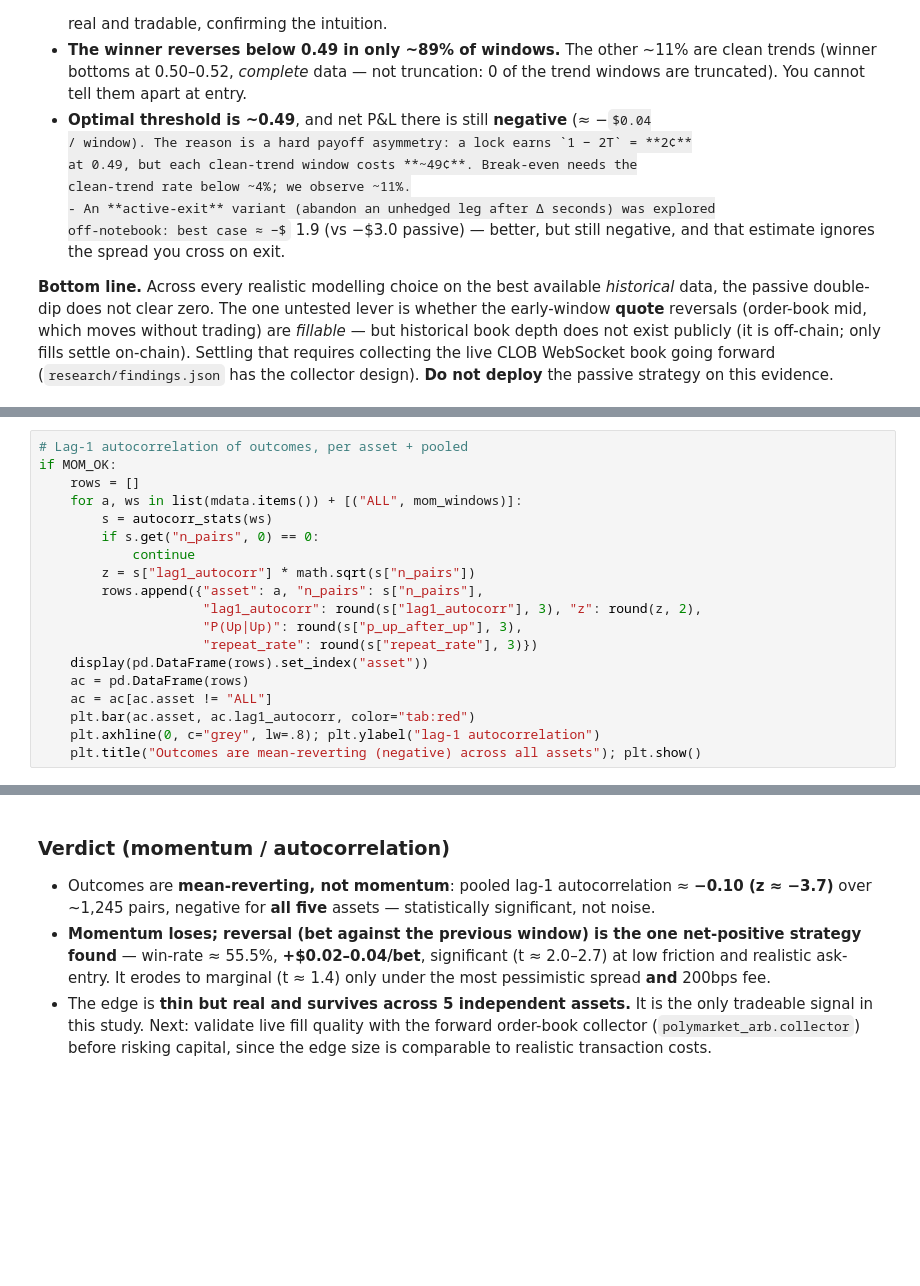
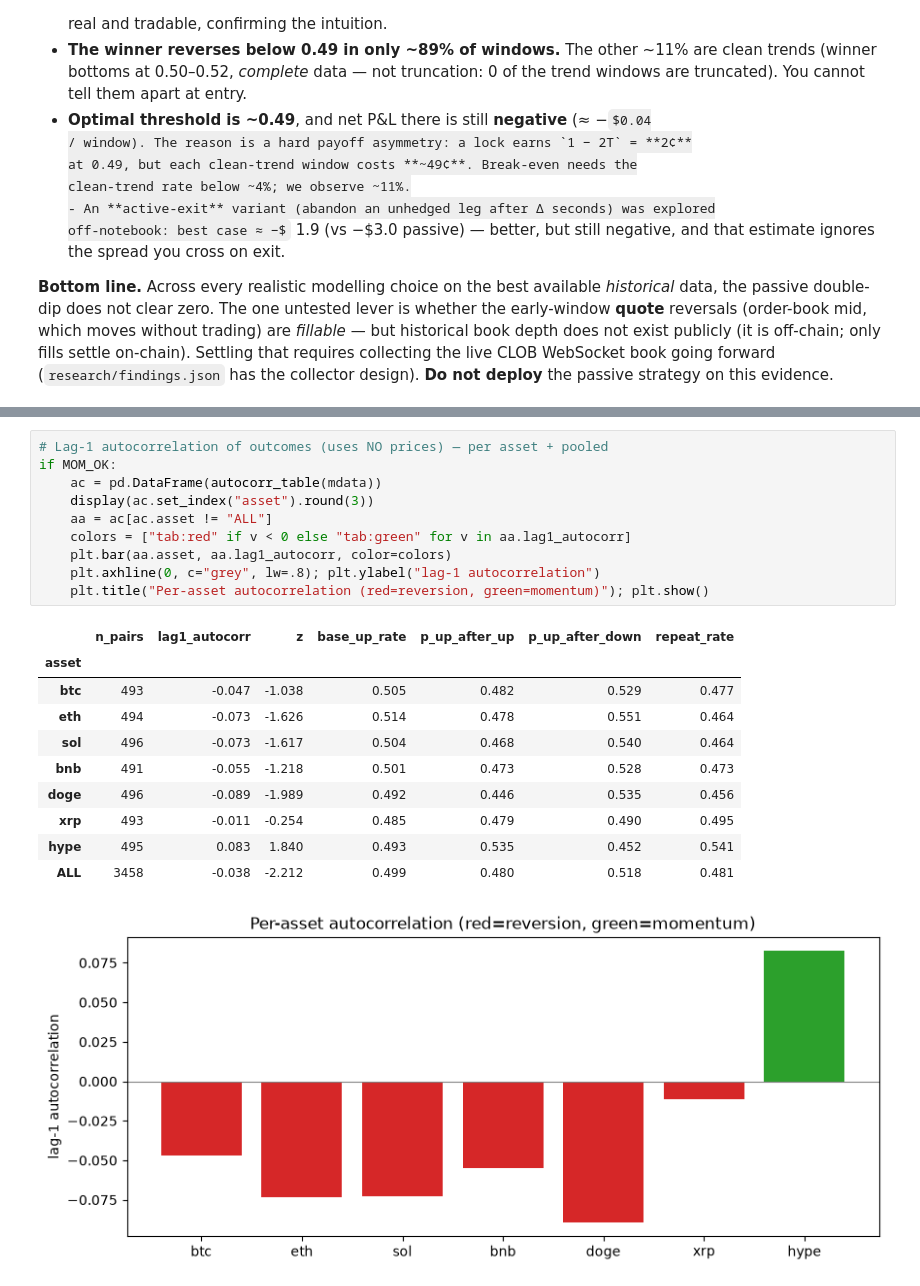
Before and after one commit to klaachkinggit/polymarket-5min, a Jupyter notebook: notebooks/polymarket_5min_arb.ipynb, the cells around one changed output, grey strips where cells are left out. Drawn from its saved outputs; the diff is of its cells as text; some formulas as TeX source; blank space fills up the shorter version.

```diff
--- a/notebooks/polymarket_5min_arb.ipynb
+++ b/notebooks/polymarket_5min_arb.ipynb
@@ -551,19 +552,0 @@ momentum sample: 1250 windows across 5 assets
-# %%
-# Lag-1 autocorrelation of outcomes, per asset + pooled
-if MOM_OK:
-    rows = []
-    for a, ws in list(mdata.items()) + [("ALL", mom_windows)]:
-        s = autocorr_stats(ws)
-        if s.get("n_pairs", 0) == 0:
-            continue
-        z = s["lag1_autocorr"] * math.sqrt(s["n_pairs"])
-        rows.append({"asset": a, "n_pairs": s["n_pairs"],
-                     "lag1_autocorr": round(s["lag1_autocorr"], 3), "z": round(z, 2),
-                     "P(Up|Up)": round(s["p_up_after_up"], 3),
-                     "repeat_rate": round(s["repeat_rate"], 3)})
-    display(pd.DataFrame(rows).set_index("asset"))
-    ac = pd.DataFrame(rows)
-    ac = ac[ac.asset != "ALL"]
-    plt.bar(ac.asset, ac.lag1_autocorr, color="tab:red")
-    plt.axhline(0, c="grey", lw=.8); plt.ylabel("lag-1 autocorrelation")
-    plt.title("Outcomes are mean-reverting (negative) across all assets"); plt.show()
@@ -608,14 +553,22 @@ if MOM_OK:
-# %% [markdown]
-### Verdict (momentum / autocorrelation)
-
-- Outcomes are **mean-reverting, not momentum**: pooled lag-1 autocorrelation
-  ≈ **−0.10 (z ≈ −3.7)** over ~1,245 pairs, negative for **all five** assets —
-  statistically significant, not noise.
-- **Momentum loses; reversal (bet against the previous window) is the one
-  net-positive strategy found** — win-rate ≈ 55.5%, **+$0.02–0.04/bet**,
-  significant (t ≈ 2.0–2.7) at low friction and realistic ask-entry. It erodes to
-  marginal (t ≈ 1.4) only under the most pessimistic spread **and** 200bps fee.
-- The edge is **thin but real and survives across 5 independent assets.** It is the
-  only tradeable signal in this study. Next: validate live fill quality with the
-  forward order-book collector (`polymarket_arb.collector`) before risking capital,
-  since the edge size is comparable to realistic transaction costs.
+# %%
+# Lag-1 autocorrelation of outcomes (uses NO prices) — per asset + pooled
+if MOM_OK:
+    ac = pd.DataFrame(autocorr_table(mdata))
+    display(ac.set_index("asset").round(3))
+    aa = ac[ac.asset != "ALL"]
+    colors = ["tab:red" if v < 0 else "tab:green" for v in aa.lag1_autocorr]
+    plt.bar(aa.asset, aa.lag1_autocorr, color=colors)
+    plt.axhline(0, c="grey", lw=.8); plt.ylabel("lag-1 autocorrelation")
+    plt.title("Per-asset autocorrelation (red=reversion, green=momentum)"); plt.show()
+# %% [output]
+|  | n_pairs | lag1_autocorr | z | base_up_rate | p_up_after_up | p_up_after_down | repeat_rate |
+| asset |  |  |  |  |  |  |  |
+| btc | 493 | -0.047 | -1.038 | 0.505 | 0.482 | 0.529 | 0.477 |
+| eth | 494 | -0.073 | -1.626 | 0.514 | 0.478 | 0.551 | 0.464 |
+| sol | 496 | -0.073 | -1.617 | 0.504 | 0.468 | 0.540 | 0.464 |
+| bnb | 491 | -0.055 | -1.218 | 0.501 | 0.473 | 0.528 | 0.473 |
+| doge | 496 | -0.089 | -1.989 | 0.492 | 0.446 | 0.535 | 0.456 |
+| xrp | 493 | -0.011 | -0.254 | 0.485 | 0.479 | 0.490 | 0.495 |
+| hype | 495 | 0.083 | 1.840 | 0.493 | 0.535 | 0.452 | 0.541 |
+| ALL | 3458 | -0.038 | -2.212 | 0.499 | 0.480 | 0.518 | 0.481 |
+[figure, added]
```
Also changed, not shown: parts of 24 cells of this notebook, 14 other files.
